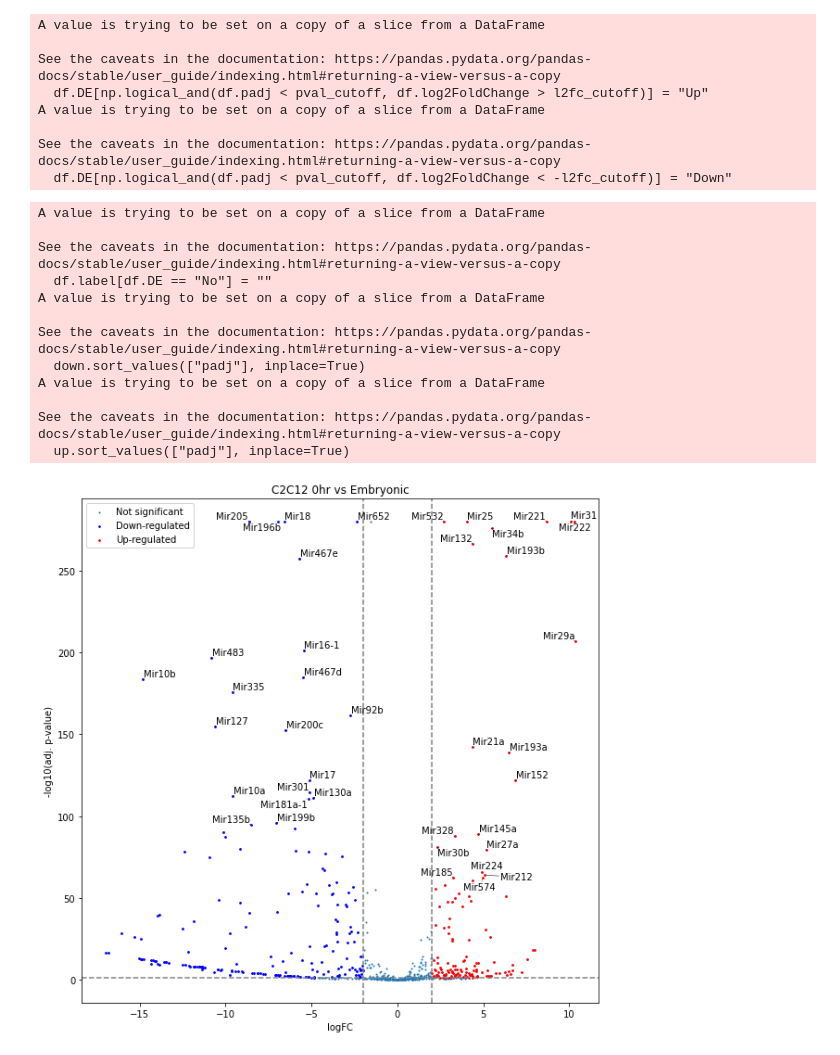
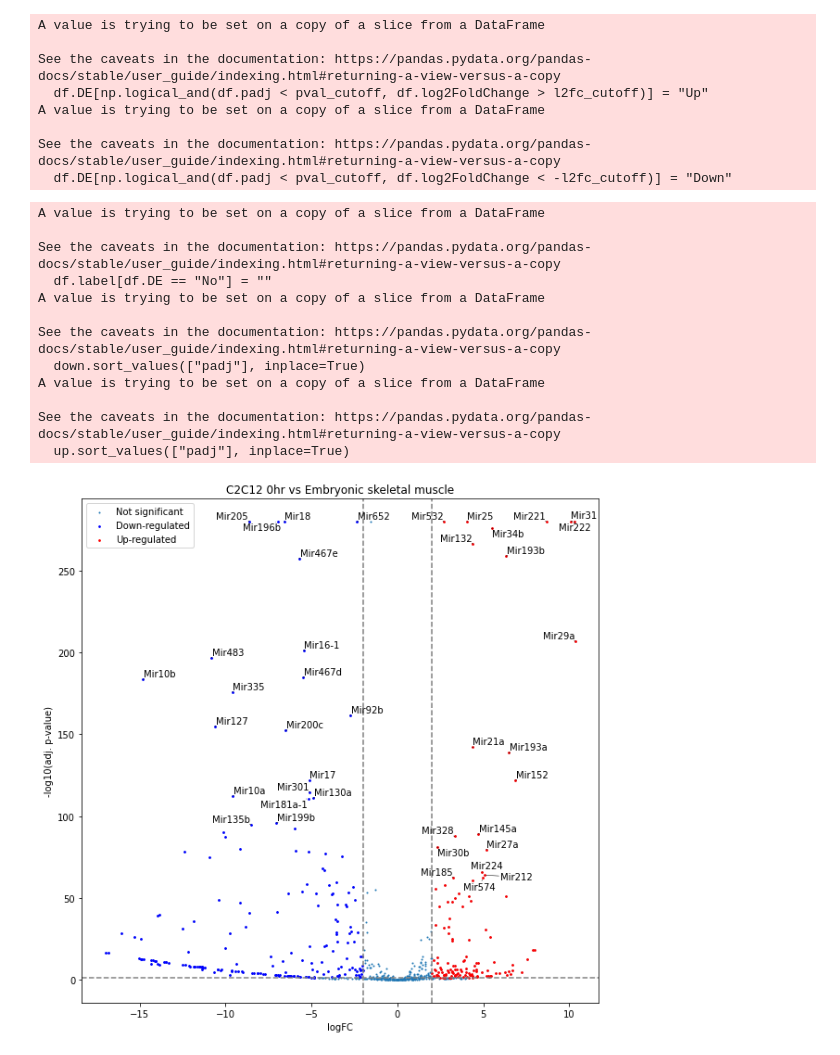
Before and after one commit to maroonApricot/cosmos-project, a Jupyter notebook: DEG-MB.ipynb, the cells around one changed output. Cells and saved outputs as stored; diff of their text form; code cells hidden in the pictures.

Commit message:
change title

```diff
--- a/DEG-MB.ipynb
+++ b/DEG-MB.ipynb
@@ -239,32 +239,32 @@ ax.set_ylabel("-log10(adj. p-value)")
 ax.axvline(l2fc_cutoff, color="grey", linestyle="--")
 ax.axvline(-l2fc_cutoff, color="grey", linestyle="--")
 ax.axhline(-np.log10(pval_cutoff), color="grey", linestyle="--")
 
 # Draw legend
 ax.legend()
 
 # Add a title to the plot
-ax.set_title("C2C12 0hr vs Embryonic")
+ax.set_title("C2C12 0hr vs Embryonic skeletal muscle")
 #ax.set_title("Skeletal Muscle Embryonic vs PND0")
 
 # Save the plot as a high-resolution PNG with specific width and height
 output_file = "plots/volcano_MB.png"
 #output_file = "plots/volcano_skeletal.png"
 plt.savefig(output_file, dpi=300)
 
 # Show the plot
 plt.show()
 # %% [output]
 A value is trying to be set on a copy of a slice from a DataFrame
 
 See the caveats in the documentation: https://pandas.pydata.org/pandas-docs/stable/user_guide/indexing.html#returning-a-view-versus-a-copy
   df.label[df.DE == "No"] = ""
 A value is trying to be set on a copy of a slice from a DataFrame
 
 See the caveats in the documentation: https://pandas.pydata.org/pandas-docs/stable/user_guide/indexing.html#returning-a-view-versus-a-copy
   down.sort_values(["padj"], inplace=True)
 A value is trying to be set on a copy of a slice from a DataFrame
 
 See the caveats in the documentation: https://pandas.pydata.org/pandas-docs/stable/user_guide/indexing.html#returning-a-view-versus-a-copy
   up.sort_values(["padj"], inplace=True)
-[figure, old version]
+[figure, new version]
```
Also changed, not shown: parts of 1 cell of this notebook, 1 other file.
